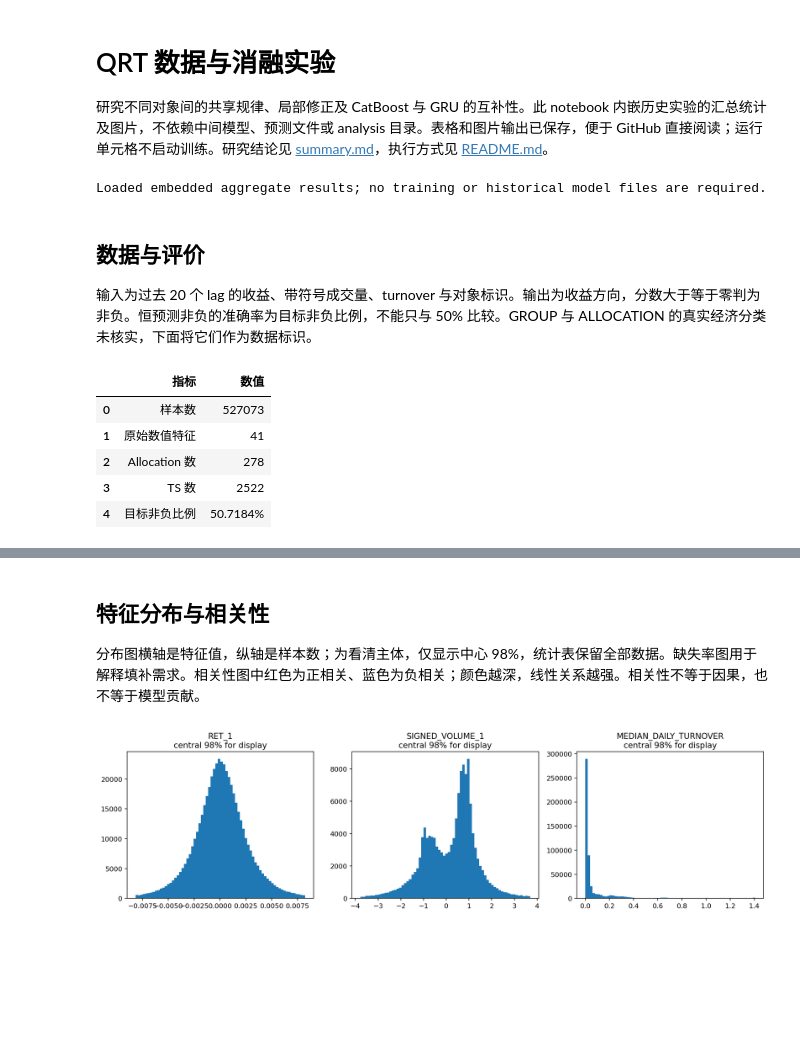
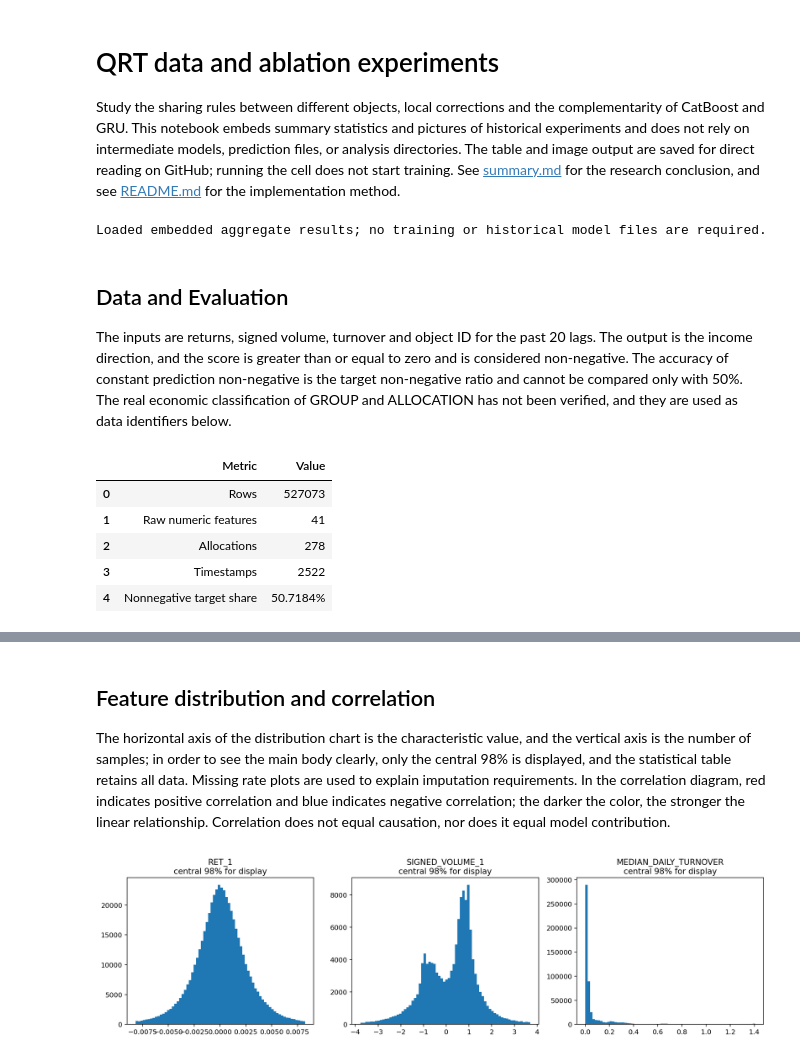
Before and after one commit to aslongasyouhaha/qrt_competition, a Jupyter notebook: analysis.ipynb, the cells around one changed output, grey strips where cells are left out. Cells and saved outputs as stored; diff of their text form; code cells hidden in the pictures; blank space fills up the shorter version.

Commit message:
Translate research documentation and notebook presentation into English

```diff
--- a/analysis.ipynb
+++ b/analysis.ipynb
@@ -1,7 +1,7 @@
 # %% [markdown]
-# QRT 数据与消融实验
+# QRT data and ablation experiments
 
-研究不同对象间的共享规律、局部修正及 CatBoost 与 GRU 的互补性。此 notebook 内嵌历史实验的汇总统计及图片，不依赖中间模型、预测文件或 analysis 目录。表格和图片输出已保存，便于 GitHub 直接阅读；运行单元格不启动训练。研究结论见 [summary.md](summary.md)，执行方式见 [README.md](README.md)。
+Study the sharing rules between different objects, local corrections and the complementarity of CatBoost and GRU. This notebook embeds summary statistics and pictures of historical experiments and does not rely on intermediate models, prediction files, or analysis directories. The table and image output are saved for direct reading on GitHub; running the cell does not start training. See [summary.md](summary.md) for the research conclusion, and see [README.md](README.md) for the implementation method.
 # %%
 from io import StringIO
 import json
@@ -21,29 +21,29 @@ print("Loaded embedded aggregate results; no training or historical model files
 # %% [output]
 Loaded embedded aggregate results; no training or historical model files are required.
 # %% [markdown]
-## 数据与评价
+## Data and Evaluation
 
-输入为过去 20 个 lag 的收益、带符号成交量、turnover 与对象标识。输出为收益方向，分数大于等于零判为非负。恒预测非负的准确率为目标非负比例，不能只与 50% 比较。GROUP 与 ALLOCATION 的真实经济分类未核实，下面将它们作为数据标识。
+The inputs are returns, signed volume, turnover and object ID for the past 20 lags. The output is the income direction, and the score is greater than or equal to zero and is considered non-negative. The accuracy of constant prediction non-negative is the target non-negative ratio and cannot be compared only with 50%. The real economic classification of GROUP and ALLOCATION has not been verified, and they are used as data identifiers below.
 # %%
 info = DATA_SUMMARY
-display(pd.DataFrame({"指标": ["样本数", "原始数值特征", "Allocation 数", "TS 数", "目标非负比例"], "数值": [info["rows"], info["features"], info["allocations"], info["timestamps"], f"{info['positive_target_rate']:.4%}"]}))
+display(pd.DataFrame({"Metric": ["Rows", "Raw numeric features", "Allocations", "Timestamps", "Nonnegative target share"], "Value": [info["rows"], info["features"], info["allocations"], info["timestamps"], f"{info['positive_target_rate']:.4%}"]}))
 statistics = read_table("feature_statistics.csv", index_col=0)
 display(statistics.loc[["RET_1", "SIGNED_VOLUME_1", "MEDIAN_DAILY_TURNOVER"]].round(5))
 # %% [output]
-|  | 指标 | 数值 |
-| 0 | 样本数 | 527073 |
-| 1 | 原始数值特征 | 41 |
-| 2 | Allocation 数 | 278 |
-| 3 | TS 数 | 2522 |
-| 4 | 目标非负比例 | 50.7184% |
+|  | Metric | Value |
+| 0 | Rows | 527073 |
+| 1 | Raw numeric features | 41 |
+| 2 | Allocations | 278 |
+| 3 | Timestamps | 2522 |
+| 4 | Nonnegative target share | 50.7184% |
 |  | count | mean | std | min | 1% | 5% | 50% | 95% | 99% | max | ... |
 | RET_1 | 527073.0 | 0.00008 | 0.00304 | -0.03935 | -0.00818 | -0.00452 | 0.00006 | 0.00469 | 0.00824 | 0.12931 | ... |
 | SIGNED_VOLUME_1 | 139567.0 | 0.19534 | 1.49522 | -97.08488 | -3.77810 | -1.92770 | 0.47027 | 1.99864 | 3.69234 | 36.16091 | ... |
 | MEDIAN_DAILY_TURNOVER | 523435.0 | 0.09094 | 0.23649 | 0.00000 | 0.00004 | 0.00042 | 0.01594 | 0.38386 | 1.40554 | 1.56009 | ... |
 # %% [markdown]
-## 特征分布与相关性
+## Feature distribution and correlation
 
-分布图横轴是特征值，纵轴是样本数；为看清主体，仅显示中心 98%，统计表保留全部数据。缺失率图用于解释填补需求。相关性图中红色为正相关、蓝色为负相关；颜色越深，线性关系越强。相关性不等于因果，也不等于模型贡献。
+The horizontal axis of the distribution chart is the characteristic value, and the vertical axis is the number of samples; in order to see the main body clearly, only the central 98% is displayed, and the statistical table retains all data. Missing rate plots are used to explain imputation requirements. In the correlation diagram, red indicates positive correlation and blue indicates negative correlation; the darker the color, the stronger the linear relationship. Correlation does not equal causation, nor does it equal model contribution.
 # %% [markdown]
-![分析图](attachment:feature_distributions.png)
+![Analysis Chart](attachment:feature_distributions.png)
 # %% [markdown]
```
Also changed, not shown: parts of 20 cells of this notebook, 2 other files.
